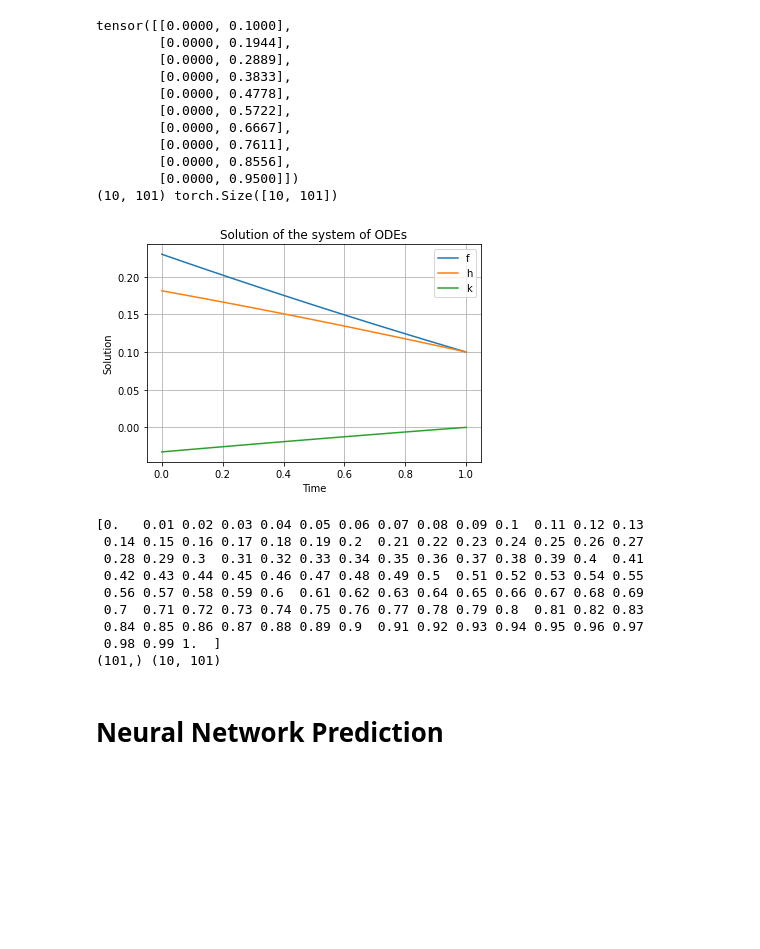
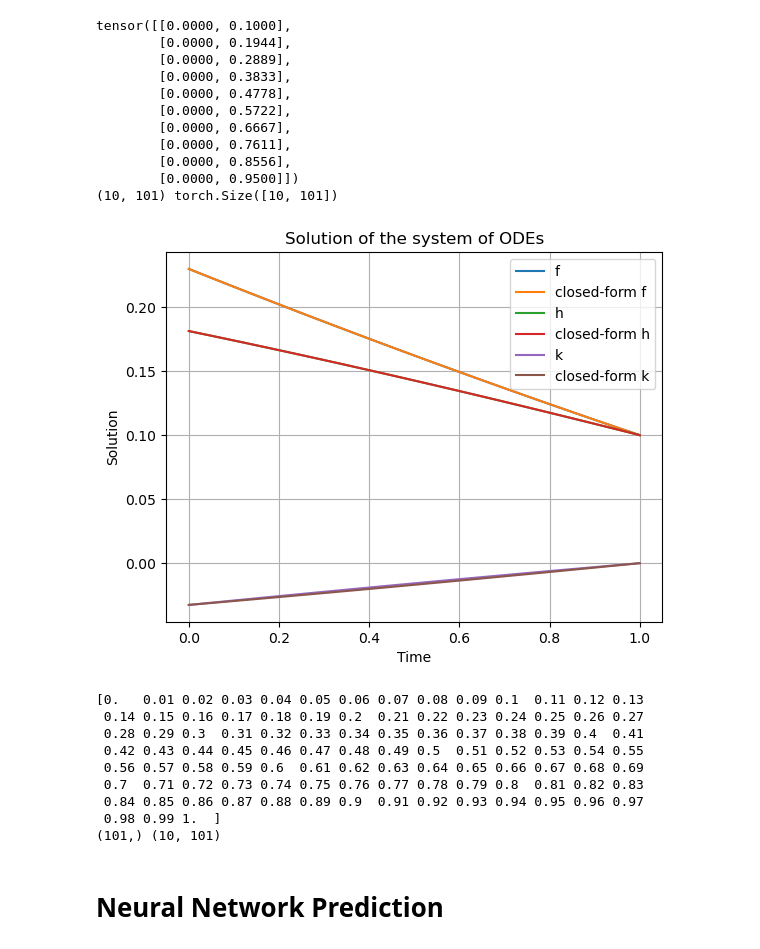
Before and after one commit to arashfahim/multiscale-PGM-for-stochastic-control, a Jupyter notebook: LQC/LQC_Updated_4_21.ipynb, the cells around one changed output. Cells and saved outputs as stored; diff of their text form; code cells hidden in the pictures; blank space fills up the shorter version.

Commit message:
Test closed-form implementation

```diff
--- a/LQC/LQC_Updated_4_21.ipynb
+++ b/LQC/LQC_Updated_4_21.ipynb
@@ -71,3 +123,18 @@ dim_n=2
 print(delta)
 # %% [output]
 tensor(0.0100)
+# %%
+import scipy.integrate as integrate
+q0=A
+q1=2*c
+q2 = -d**2/A
+lb1=0.5*(q1+np.sqrt(q1**2-4*q0*q2))
+lb2 = -lb1+q1
+C1 = -(lb1+q2*alpa)/(lb2+q2*alpa)
+C2 = (beta+B/d)*(1+C1)/b-(1/lb1+C1/lb2)
+f_func = lambda t: -1/q2*(lb1*np.exp(lb1*(T-t))+C1*lb2*np.exp(lb2*(T-t)))/(np.exp(lb1*(T-t))+C1*np.exp(lb2*(T-t)))
+h_func = lambda t: b*((1/lb1)*np.exp(lb1*(T-t))+C1*(1/lb2)*np.exp(lb2*(T-t))+C2)/(np.exp(lb1*(T-t))+C1*np.exp(lb2*(T-t)))-B/d
+
+integrand = lambda t: sigma**2*f_func(t) -(B+d*h_func(t))**2/(4*A)
+k_func = lambda t: integrate.quad(lambda x: integrand(x), 0, T-t)
+k_func(0.2)
@@ -203,36 +298,42 @@ def system_of_odes(t, y):
         a+2*c*y[0]-(np.power(d,2)*np.power(y[0],2))/A,                 # df/dt = a+2cf-d^2*f^2/A; f(0)=alpa
         b-(B+d*y[1])*d*y[0]/A,                       # dh/dt = b-(B+dh)fd/A; h(0)=beta
         np.power(sigma,2)*y[0]-(B+d*y[1])**2/(4*A)        # dk/dt = sigma^2*f-(B+dh)^2/4A; k(0)=0
     ]
     return dydt
 
+
+
 # Initial conditions
 initial_conditions = [alpa, beta, 0]  # Initial values for y1, y2, and y3
 
+
 # Time span
-t_span = (0, T)  # Start and end time
+t_span = (0, 1)  # Start and end time
 t_eval=np.linspace(0, 1, ite+1)
 # Solve the system of ODEs
 sol = solve_ivp(system_of_odes,t_span, initial_conditions, t_eval=np.linspace(0, 1, ite+1))
-#
+
 f=np.flip(sol.y[0])
 h=np.flip(sol.y[1])
 k=np.flip(sol.y[2])
 # Plot the solution
 plt.plot(sol.t, f, label='f')
+plt.plot(sol.t,f_func(sol.t), label='closed-form f')
 plt.plot(sol.t, h, label='h')
+plt.plot(sol.t,h_func(sol.t), label='closed-form h')
 plt.plot(sol.t, k, label='k')
+plt.plot(sol.t,[k_func(v)[0] for v in sol.t], label='closed-form k')
 plt.xlabel('Time')
 plt.ylabel('Solution')
 plt.title('Solution of the system of ODEs')
 
 plt.legend()
 plt.grid(True)
 plt.show()
 print(t_eval)
 print(f.shape,state_var.shape)
 # %% [output]
-[figure, old version]
+[figure, new version]
 [0.   0.01 0.02 0.03 0.04 0.05 0.06 0.07 0.08 0.09 0.1  0.11 0.12 0.13
  0.14 0.15 0.16 0.17 0.18 0.19 0.2  0.21 0.22 0.23 0.24 0.25 0.26 0.27
  0.28 0.29 0.3  0.31 0.32 0.33 0.34 0.35 0.36 0.37 0.38 0.39 0.4  0.41
```
Also changed, not shown: parts of 7 cells of this notebook, 2 other files.
